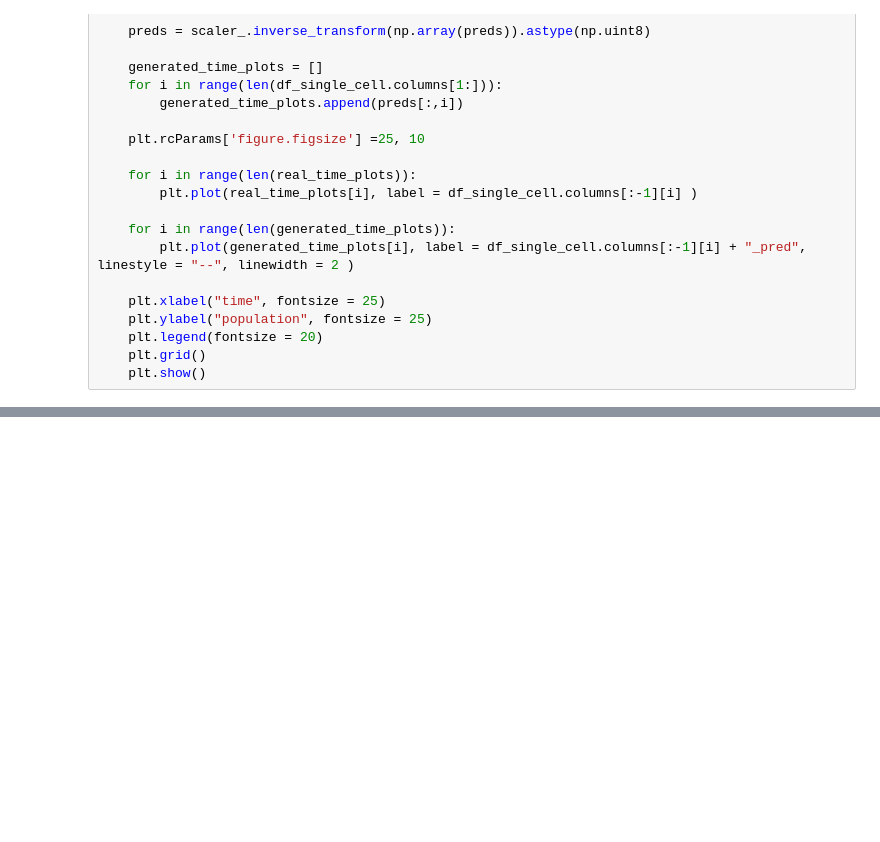
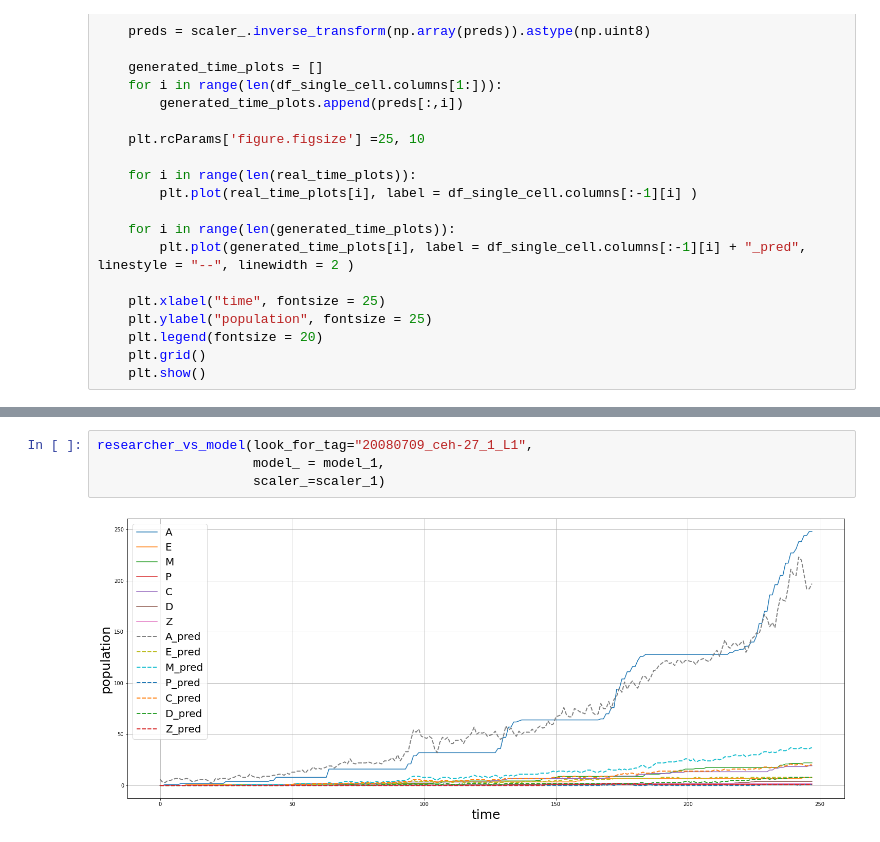
Before and after one commit to Mainakdeb/elegant-embryos, a Jupyter notebook: compare_cell_population_models.ipynb, the cells around one changed output, grey strips where cells are left out. Drawn from its saved outputs; the diff is of its cells as text; blank space fills up the shorter version.

```diff
--- a/compare_cell_population_models.ipynb
+++ b/compare_cell_population_models.ipynb
@@ -122,0 +163,6 @@ def researcher_vs_model(look_for_tag, model_, scaler_):
+# %%
+researcher_vs_model(look_for_tag="20080709_ceh-27_1_L1",
+                    model_ = model_1,
+                    scaler_=scaler_1)
+# %% [output]
+[figure, added]
```
Also changed, not shown: parts of 39 cells of this notebook.
